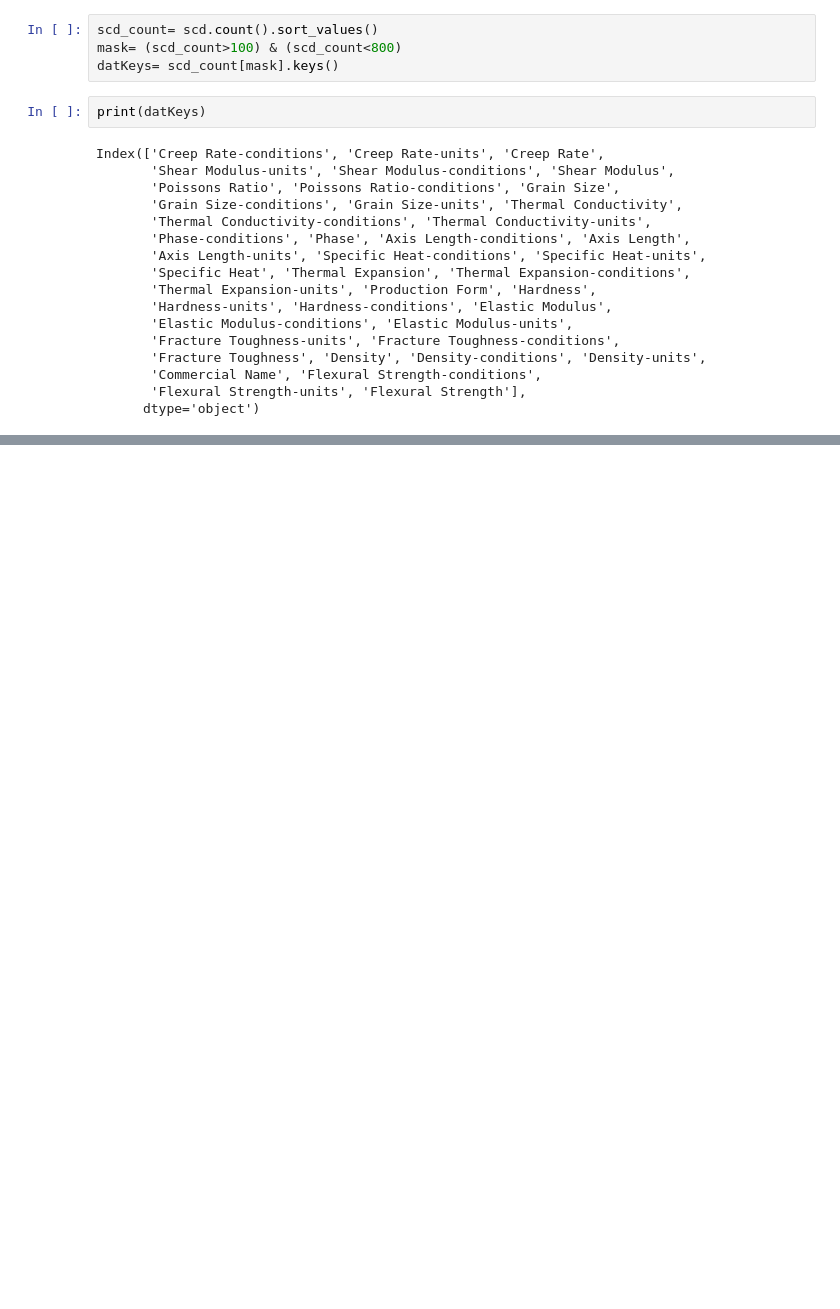
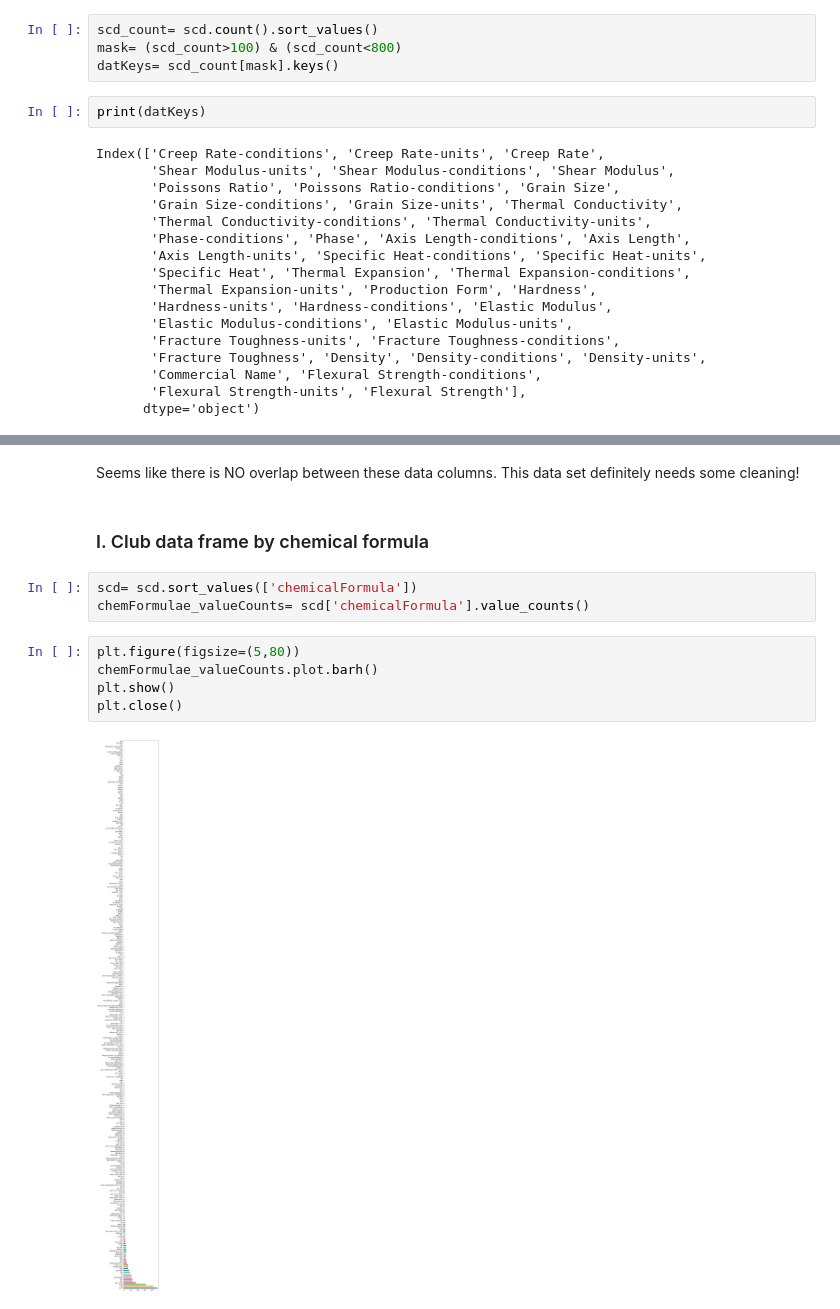
Before and after one commit to ckborg/DSW2018, a Jupyter notebook: develop/explore-dcd-dataset.ipynb, the cells around one changed output, grey strips where cells are left out. Cells and saved outputs as stored; diff of their text form; blank space fills up the shorter version.

```diff
--- a/develop/explore-dcd-dataset.ipynb
+++ b/develop/explore-dcd-dataset.ipynb
@@ -85,0 +129,14 @@ Index(['Creep Rate-conditions', 'Creep Rate-units', 'Creep Rate',
+# %% [markdown]
+Seems like there is NO overlap between these data columns. This data set definitely needs some cleaning!
+# %% [markdown]
+### I. Club data frame by chemical formula
+# %%
+scd= scd.sort_values(['chemicalFormula'])
+chemFormulae_valueCounts= scd['chemicalFormula'].value_counts()
+# %%
+plt.figure(figsize=(5,80))
+chemFormulae_valueCounts.plot.barh()
+plt.show()
+plt.close()
+# %% [output]
+[figure, added]
```
Also changed, not shown: parts of 32 cells of this notebook.
